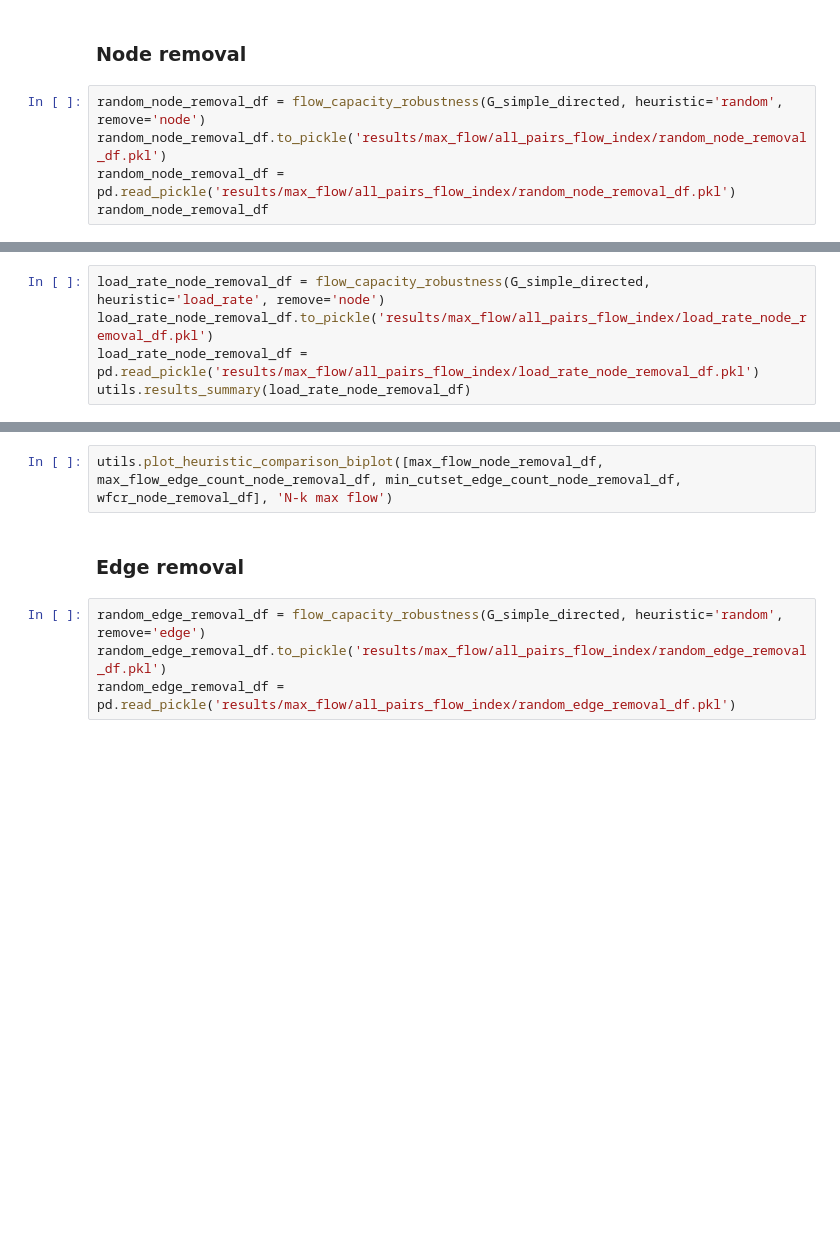
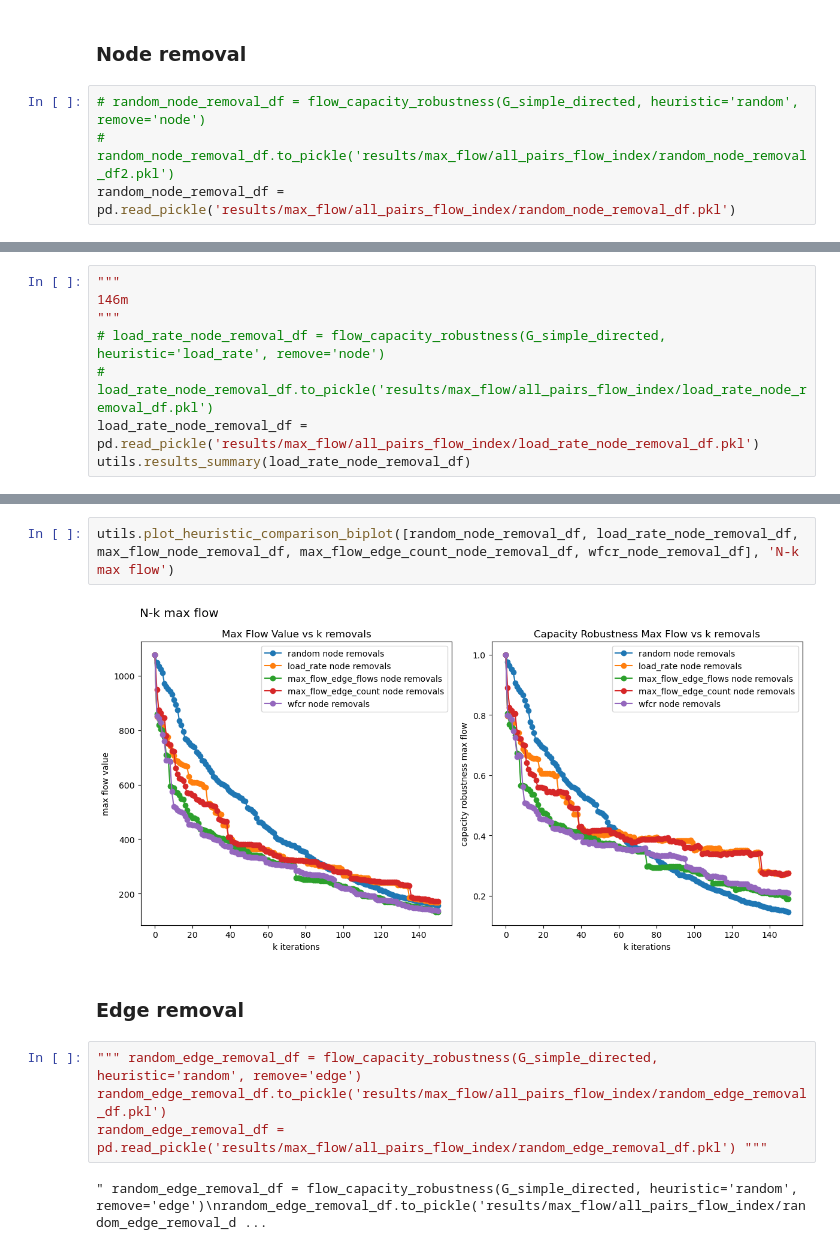
Before and after one commit to johanmasvie/iggielgn_topology_analysis, a Jupyter notebook: N-k_MAX_FLOW.ipynb, the cells around one changed output, grey strips where cells are left out. Drawn from its saved outputs; the diff is of its cells as text; blank space fills up the shorter version.

Commit message:
random node

```diff
--- a/N-k_MAX_FLOW.ipynb
+++ b/N-k_MAX_FLOW.ipynb
@@ -210,7 +210,6 @@ def flow_capacity_robustness(G_, heuristic='random', remove='node', k_removals=1
 # %% [markdown]
 ### Node removal
 # %%
-random_node_removal_df = flow_capacity_robustness(G_simple_directed, heuristic='random', remove='node')
-random_node_removal_df.to_pickle('results/max_flow/all_pairs_flow_index/random_node_removal_df.pkl')
+# random_node_removal_df = flow_capacity_robustness(G_simple_directed, heuristic='random', remove='node')
+# random_node_removal_df.to_pickle('results/max_flow/all_pairs_flow_index/random_node_removal_df2.pkl')
 random_node_removal_df = pd.read_pickle('results/max_flow/all_pairs_flow_index/random_node_removal_df.pkl')
-random_node_removal_df
@@ -219,5 +216,8 @@ KeyboardInterrupt:
 # %%
-load_rate_node_removal_df = flow_capacity_robustness(G_simple_directed, heuristic='load_rate', remove='node')
-load_rate_node_removal_df.to_pickle('results/max_flow/all_pairs_flow_index/load_rate_node_removal_df.pkl')
+"""
+146m
+"""
+# load_rate_node_removal_df = flow_capacity_robustness(G_simple_directed, heuristic='load_rate', remove='node')
+# load_rate_node_removal_df.to_pickle('results/max_flow/all_pairs_flow_index/load_rate_node_removal_df.pkl')
 load_rate_node_removal_df = pd.read_pickle('results/max_flow/all_pairs_flow_index/load_rate_node_removal_df.pkl')
 utils.results_summary(load_rate_node_removal_df)
@@ -256,9 +320,13 @@ utils.results_summary(wfcr_node_removal_df)
 # %%
-utils.plot_heuristic_comparison_biplot([max_flow_node_removal_df, max_flow_edge_count_node_removal_df, min_cutset_edge_count_node_removal_df, wfcr_node_removal_df], 'N-k max flow')
+utils.plot_heuristic_comparison_biplot([random_node_removal_df, load_rate_node_removal_df, max_flow_node_removal_df, max_flow_edge_count_node_removal_df, wfcr_node_removal_df], 'N-k max flow')
+# %% [output]
+[figure, added]
 # %% [markdown]
 ### Edge removal
 # %%
-random_edge_removal_df = flow_capacity_robustness(G_simple_directed, heuristic='random', remove='edge')
+""" random_edge_removal_df = flow_capacity_robustness(G_simple_directed, heuristic='random', remove='edge')
 random_edge_removal_df.to_pickle('results/max_flow/all_pairs_flow_index/random_edge_removal_df.pkl')
-random_edge_removal_df = pd.read_pickle('results/max_flow/all_pairs_flow_index/random_edge_removal_df.pkl')
+random_edge_removal_df = pd.read_pickle('results/max_flow/all_pairs_flow_index/random_edge_removal_df.pkl') """
+# %% [output]
+" random_edge_removal_df = flow_capacity_robustness(G_simple_directed, heuristic='random', remove='edge')\nrandom_edge_removal_df.to_pickle('results/max_flow/all_pairs_flow_index/random_edge_removal_d ...
 # %%
```
Also changed, not shown: parts of 12 cells of this notebook, 17 other files.
